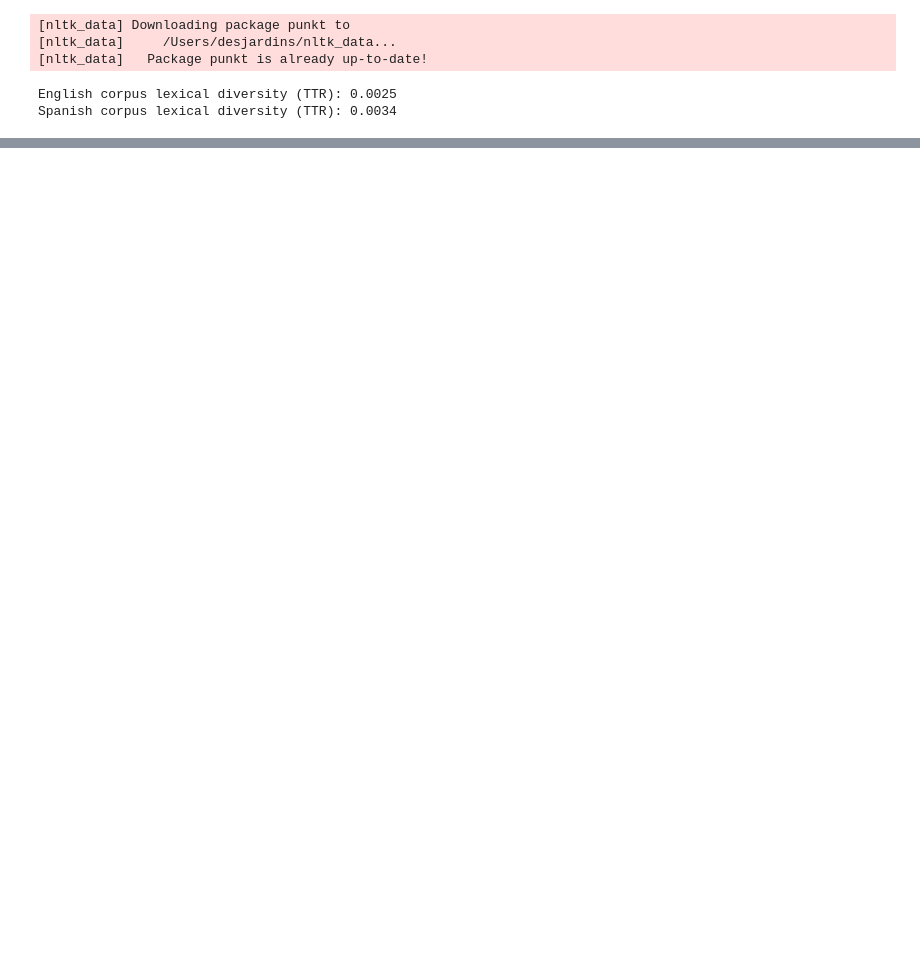
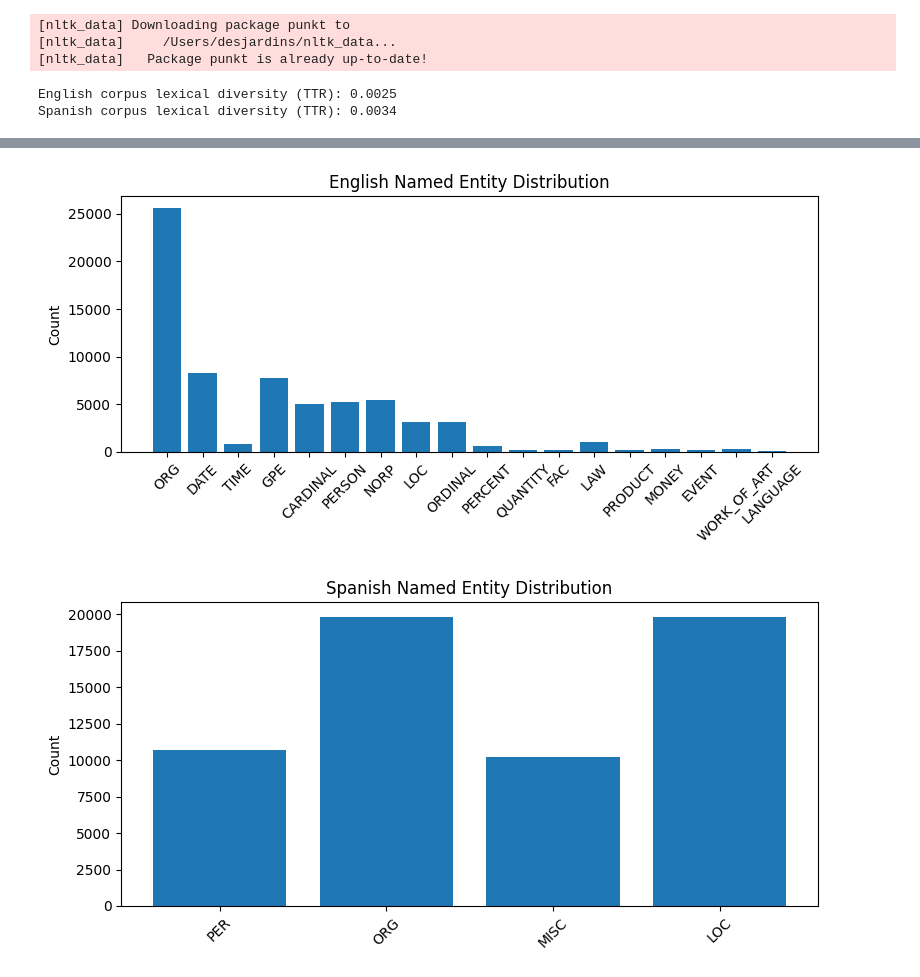
Before and after one commit to DesjardinsRepos/NLP_2025, a Jupyter notebook: language_translation/1-insights.ipynb, the cells around one changed output, grey strips where cells are left out. Drawn from its saved outputs; the diff is of its cells as text; code cells hidden in the pictures; blank space fills up the shorter version.

```diff
--- a/language_translation/1-insights.ipynb
+++ b/language_translation/1-insights.ipynb
@@ -483,35 +492,40 @@ import matplotlib.pyplot as plt
 
 # Load spaCy models
 nlp_en = spacy.load("en_core_web_sm")
 nlp_es = spacy.load("es_core_news_sm")
 
+dfs = df.head(50000)
+
 # NER functions
 def get_entity_counts(docs, label="en"):
     counter = Counter()
     for doc in docs:
         counter.update([ent.label_ for ent in doc.ents])
     return counter
 
 # Run NER
-docs_en = list(nlp_en.pipe(df['en'].dropna().astype(str).tolist(), disable=["tagger", "parser"]))
-docs_es = list(nlp_es.pipe(df['es'].dropna().astype(str).tolist(), disable=["tagger", "parser"]))
+docs_en = list(nlp_en.pipe(dfs['en'].dropna().astype(str).tolist(), disable=["tagger", "parser"]))
+docs_es = list(nlp_es.pipe(dfs['es'].dropna().astype(str).tolist(), disable=["tagger", "parser"]))
 
 ner_counts_en = get_entity_counts(docs_en, "en")
 ner_counts_es = get_entity_counts(docs_es, "es")
 
 # Plot
 def plot_ner(counts, title):
     plt.figure(figsize=(8, 4))
     labels, values = zip(*counts.items())
     plt.bar(labels, values)
     plt.title(title)
     plt.ylabel("Count")
     plt.xticks(rotation=45)
     plt.tight_layout()
     plt.show()
 
 plot_ner(ner_counts_en, "English Named Entity Distribution")
 plot_ner(ner_counts_es, "Spanish Named Entity Distribution")
+# %% [output]
+[figure, added]
+[figure, added]
 # %%
 # Detect english words in spanish and vice versa
 
```
Also changed, not shown: parts of 6 cells of this notebook.
